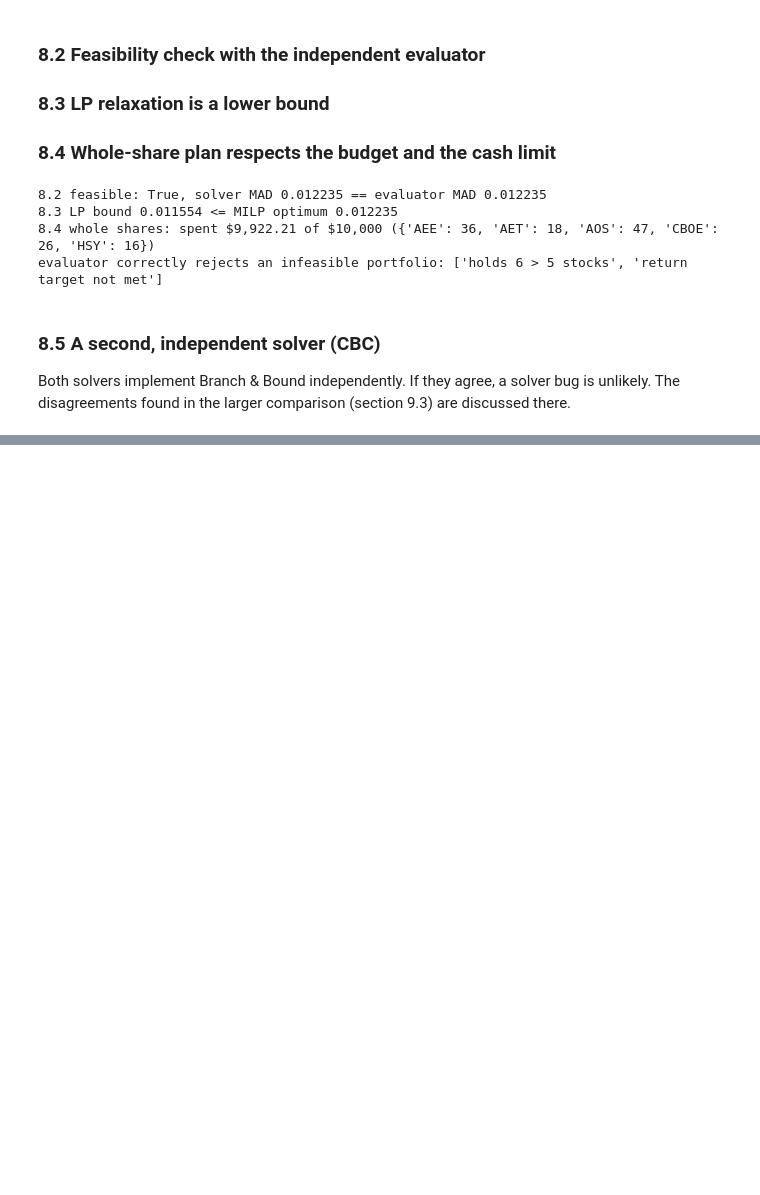
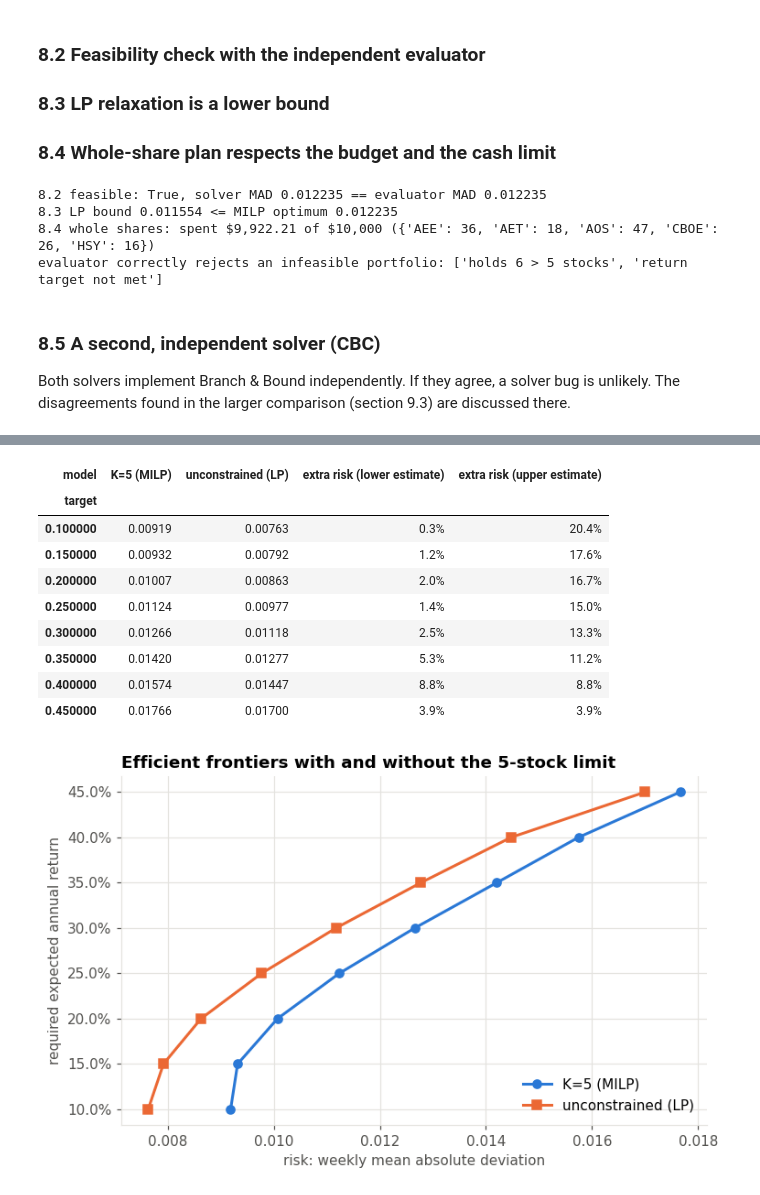
Before and after one commit to manoj1995madushanka/IT-5082-assignment, a Jupyter notebook: notebooks/02_exact_method.ipynb, the cells around one changed output, grey strips where cells are left out. Cells and saved outputs as stored; diff of their text form; code cells hidden in the pictures; blank space fills up the shorter version.

```diff
--- a/notebooks/02_exact_method.ipynb
+++ b/notebooks/02_exact_method.ipynb
@@ -535,0 +801,9 @@ All verification checks passed.
+# %%
+for n, seed in [(20, 0), (50, 1)]:
+    sub = random_subinstance(inst, n, seed)
+    for solver in ["highs", "cbc"]:
+        r = solve(sub, solver=solver)
+        idx = tuple(sub.tickers.index(t) for t in r["portfolio"].index)
+        print(f"N={n} seed={seed} {solver:5s} claims {r['status']}: MAD {r['mad']:.7f} | "
+              f"evaluator {evaluate_weights(r['weights'].values, sub)['mad']:.7f} | "
+              f"fixed-subset LP {subset_lp(sub, idx):.7f} | {sorted(r['portfolio'].index)}")
@@ -535,0 +825,13 @@ All verification checks passed.
+# %%
+unconstrained = replace(inst, K=inst.N, w_min=0.0)
+
+def run_frontier(model, target):
+    base = inst if model == "K=5 (MILP)" else unconstrained
+    sub = replace(base, target=target / PERIODS_PER_YEAR)
+    res = solve(sub, relax=model != "K=5 (MILP)", time_limit=TIME_LIMIT)
+    return result_row(res, sub, model=model, target=target)
+
+targets = [0.10, 0.15, 0.20, 0.25, 0.30, 0.35, 0.40, 0.45]
+fr = run_experiment("frontier", [{"model": m, "target": t} for m in ["K=5 (MILP)", "unconstrained (LP)"]
+                                 for t in targets], run_frontier)
+fr[["model", "target", "status", "mad", "gap", "n_held", "solve_time"]]
@@ -535,0 +856,29 @@ All verification checks passed.
+# %%
+fig, ax = plt.subplots(figsize=(7.5, 4.5))
+for (name, grp), color, marker in zip(fr.groupby("model", sort=False), [BLUE, ORANGE], ["o", "s"]):
+    ax.plot(grp["mad"], grp["target"], marker=marker, color=color, label=name)
+ax.yaxis.set_major_formatter(PercentFormatter(1))
+ax.set_xlabel("risk: weekly mean absolute deviation")
+ax.set_ylabel("required expected annual return")
+ax.set_title("Efficient frontiers with and without the 5-stock limit")
+ax.legend(loc="lower right")
+save(fig, "02_frontier")
+
+wide = fr.pivot_table(index="target", columns="model", values="mad")
+k5_bound = fr[fr["model"] == "K=5 (MILP)"].set_index("target")["best_bound"]
+wide["extra risk (lower estimate)"] = k5_bound / wide["unconstrained (LP)"] - 1
+wide["extra risk (upper estimate)"] = wide["K=5 (MILP)"] / wide["unconstrained (LP)"] - 1
+wide.style.format({"K=5 (MILP)": "{:.5f}", "unconstrained (LP)": "{:.5f}",
+                   "extra risk (lower estimate)": "{:.1%}", "extra risk (upper estimate)": "{:.1%}"})
+# %% [output]
+| model | K=5 (MILP) | unconstrained (LP) | extra risk (lower estimate) | extra risk (upper estimate) |
+| target |  |  |  |  |
+| 0.100000 | 0.00919 | 0.00763 | 0.3% | 20.4% |
+| 0.150000 | 0.00932 | 0.00792 | 1.2% | 17.6% |
+| 0.200000 | 0.01007 | 0.00863 | 2.0% | 16.7% |
+| 0.250000 | 0.01124 | 0.00977 | 1.4% | 15.0% |
+| 0.300000 | 0.01266 | 0.01118 | 2.5% | 13.3% |
+| 0.350000 | 0.01420 | 0.01277 | 5.3% | 11.2% |
+| 0.400000 | 0.01574 | 0.01447 | 8.8% | 8.8% |
+| 0.450000 | 0.01766 | 0.01700 | 3.9% | 3.9% |
+[figure, added]
```
Also changed, not shown: parts of 29 cells of this notebook, 13 other files.
